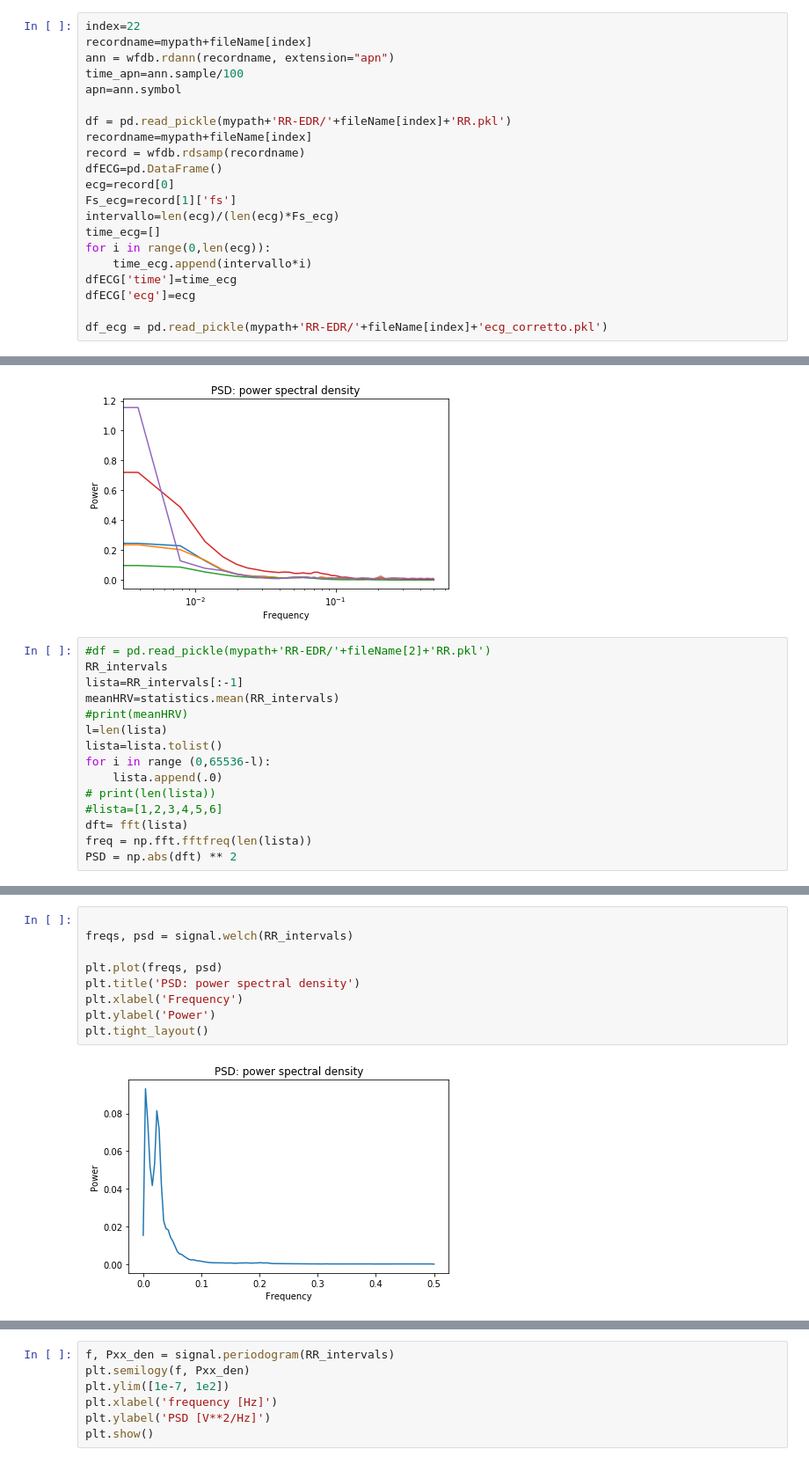
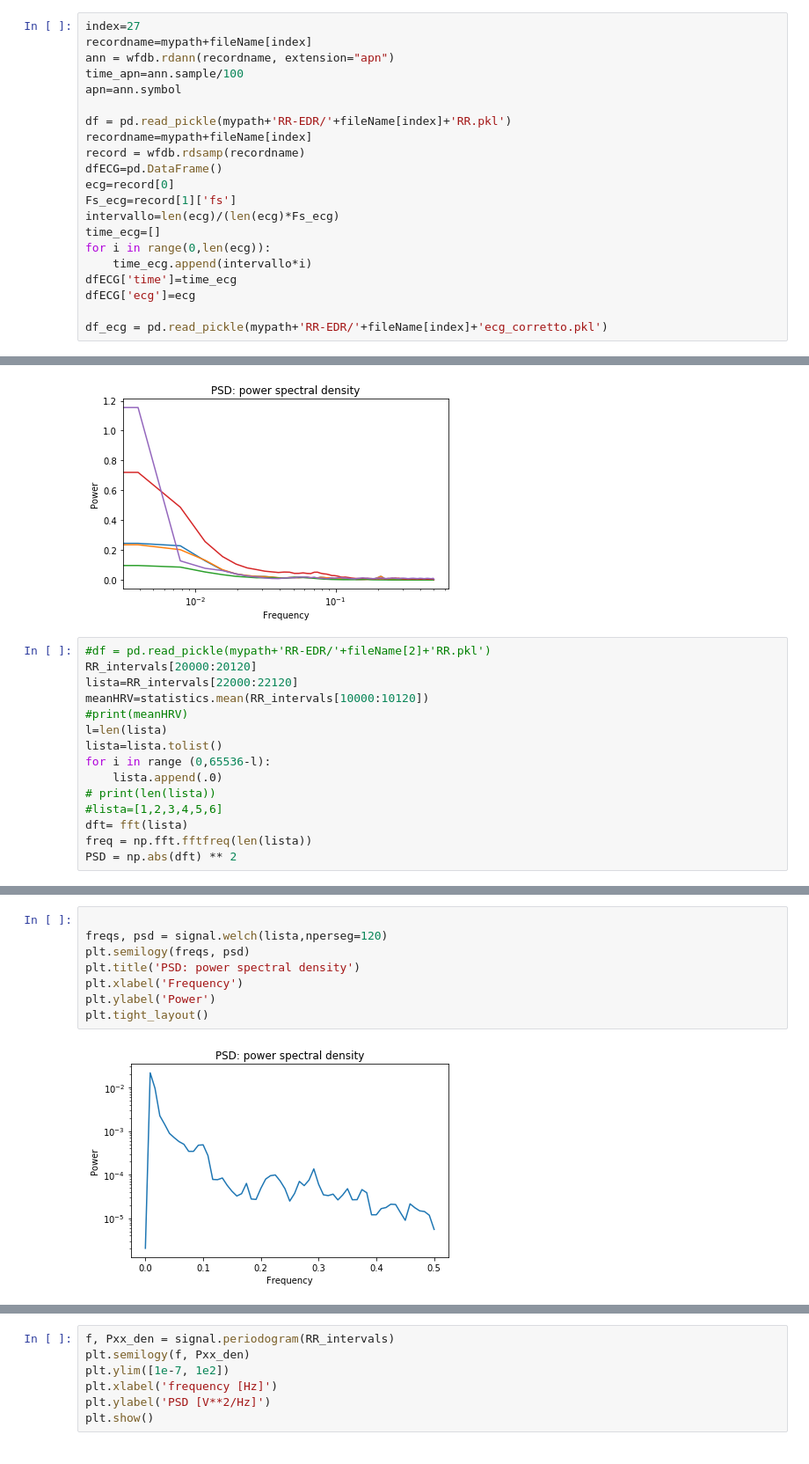
Before and after one commit to saralocatelli94/TesiMagistrale, a Jupyter notebook: SleepApnea_ECG/RR_analysis.ipynb, the cells around one changed output, grey strips where cells are left out. Shown at 88% size. Cells and saved outputs as stored; diff of their text form.

```diff
--- a/SleepApnea_ECG/RR_analysis.ipynb
+++ b/SleepApnea_ECG/RR_analysis.ipynb
@@ -25,7 +25,7 @@ fileName=['a01','a02','a03','a04','a05','a06','a07','a08','a09','a10','a11','a12
          'x01','x02','x03','x04','x05','x06','x07','x08','x09','x10','x11','x12','x13','x14','x15','x16','x17','x18','x19','x20']
 mypath='C:/Users/sara/Documents/5anno/TESI/DataBase_PhysioNet/www.physionet.org/physiobank/database/apnea-ecg/'
 # %%
-index=22
+index=27
 recordname=mypath+fileName[index]
 ann = wfdb.rdann(recordname, extension="apn")
 time_apn=ann.sample/100
@@ -178,9 +178,9 @@ for i in range(0,len(f)):
 [figure]
 # %%
 #df = pd.read_pickle(mypath+'RR-EDR/'+fileName[2]+'RR.pkl')
-RR_intervals
-lista=RR_intervals[:-1]
-meanHRV=statistics.mean(RR_intervals)
+RR_intervals[20000:20120]
+lista=RR_intervals[22000:22120]
+meanHRV=statistics.mean(RR_intervals[10000:10120])
 #print(meanHRV)
 l=len(lista)
 lista=lista.tolist()
@@ -225,11 +215,10 @@ plt.plot(freq,PSD_DB)
 # %%
 
-freqs, psd = signal.welch(RR_intervals)
-
-plt.plot(freqs, psd)
+freqs, psd = signal.welch(lista,nperseg=120)
+plt.semilogy(freqs, psd)
 plt.title('PSD: power spectral density')
 plt.xlabel('Frequency')
 plt.ylabel('Power')
 plt.tight_layout()
 # %% [output]
-[figure, old version]
+[figure, new version]
```
Also changed, not shown: parts of 13 cells of this notebook, 4 other files.
